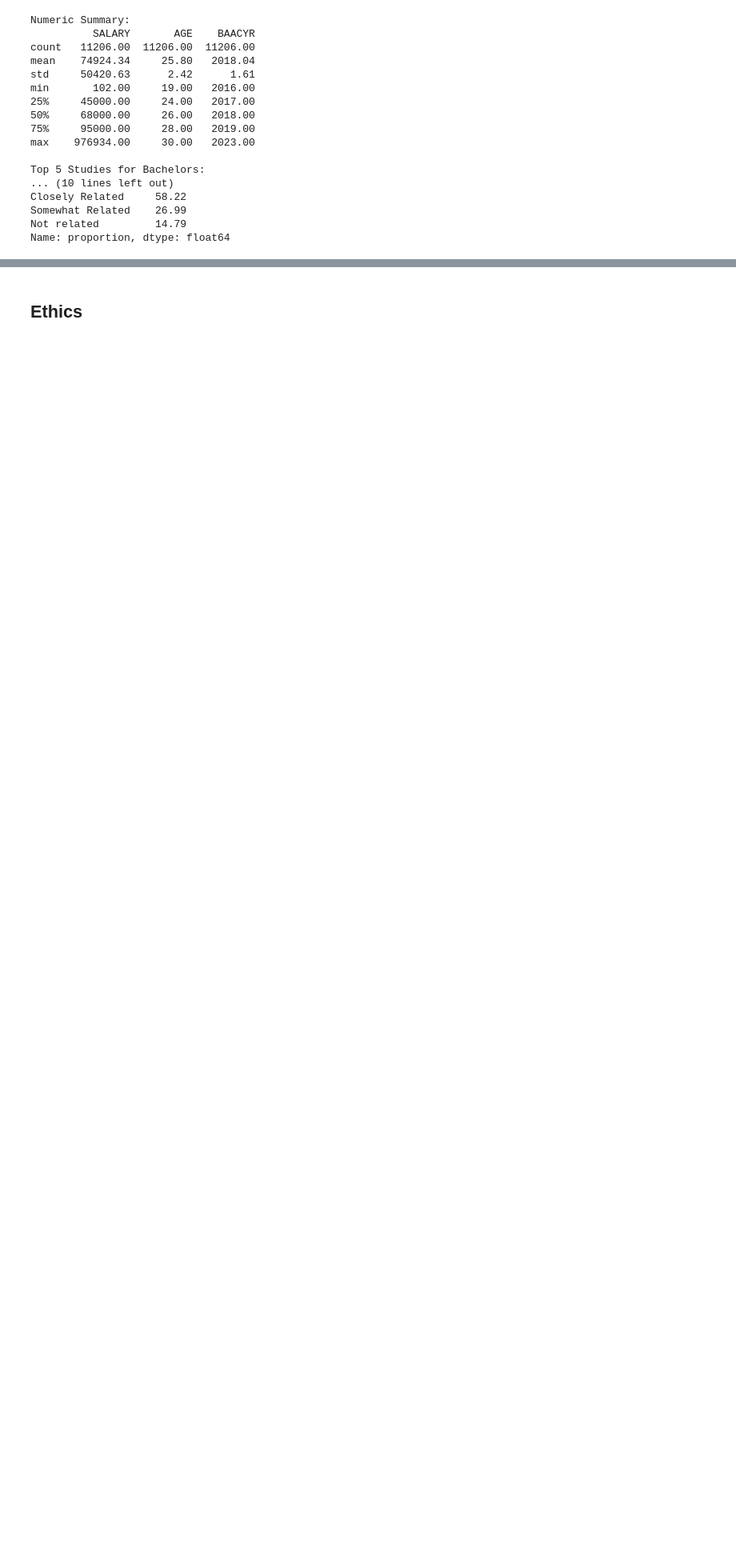
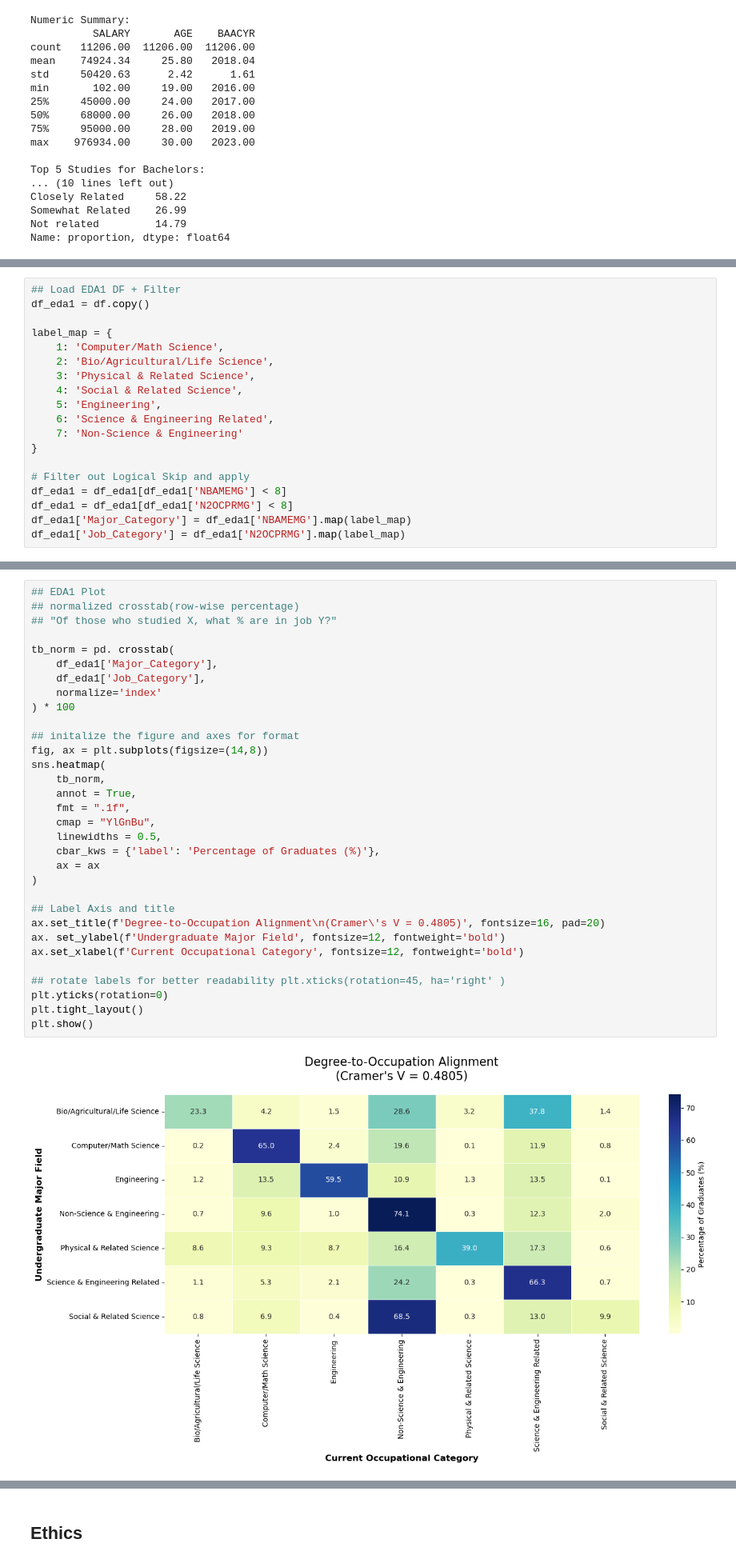
Before and after one commit to COGS108/Group-SP26-090, a Jupyter notebook: 02-EDACheckpoint.ipynb, the cells around one changed output, grey strips where cells are left out. Shown at 80% size. Cells and saved outputs as stored; diff of their text form; blank space fills up the shorter version.

```diff
--- a/02-EDACheckpoint.ipynb
+++ b/02-EDACheckpoint.ipynb
@@ -323,0 +334,19 @@ Some more words and stuff.  Remember notebooks work best if you interleave the c
+# %%
+## Load EDA1 DF + Filter
+df_eda1 = df.copy()
+
+label_map = {
+    1: 'Computer/Math Science',
+    2: 'Bio/Agricultural/Life Science',
+    3: 'Physical & Related Science',
+    4: 'Social & Related Science',
+    5: 'Engineering',
+    6: 'Science & Engineering Related',
+    7: 'Non-Science & Engineering'
+}
+
+# Filter out Logical Skip and apply
+df_eda1 = df_eda1[df_eda1['NBAMEMG'] < 8]
+df_eda1 = df_eda1[df_eda1['N2OCPRMG'] < 8]
+df_eda1['Major_Category'] = df_eda1['NBAMEMG'].map(label_map)
+df_eda1['Job_Category'] = df_eda1['N2OCPRMG'].map(label_map)
@@ -324 +381,35 @@ Some more words and stuff.  Remember notebooks work best if you interleave the c
+# %%
+## EDA1 Plot
+## normalized crosstab(row-wise percentage)
+## "Of those who studied X, what % are in job Y?"
+
+tb_norm = pd. crosstab(
+    df_eda1['Major_Category'],
+    df_eda1['Job_Category'],
+    normalize='index'
+) * 100
+
+## initalize the figure and axes for format
+fig, ax = plt.subplots(figsize=(14,8))
+sns.heatmap(
+    tb_norm,
+    annot = True,
+    fmt = ".1f",
+    cmap = "YlGnBu",
+    linewidths = 0.5,
+    cbar_kws = {'label': 'Percentage of Graduates (%)'},
+    ax = ax
+)
+
+## Label Axis and title
+ax.set_title(f'Degree-to-Occupation Alignment\n(Cramer\'s V = 0.4805)', fontsize=16, pad=20)
+ax. set_ylabel(f'Undergraduate Major Field', fontsize=12, fontweight='bold')
+ax.set_xlabel(f'Current Occupational Category', fontsize=12, fontweight='bold')
+
+## rotate labels for better readability plt.xticks(rotation=45, ha='right' )
+plt.yticks(rotation=0)
+plt.tight_layout()
+plt.show()
+# %% [output]
+[figure, added]
 # %% [markdown]
```
Also changed, not shown: parts of 31 cells of this notebook.
